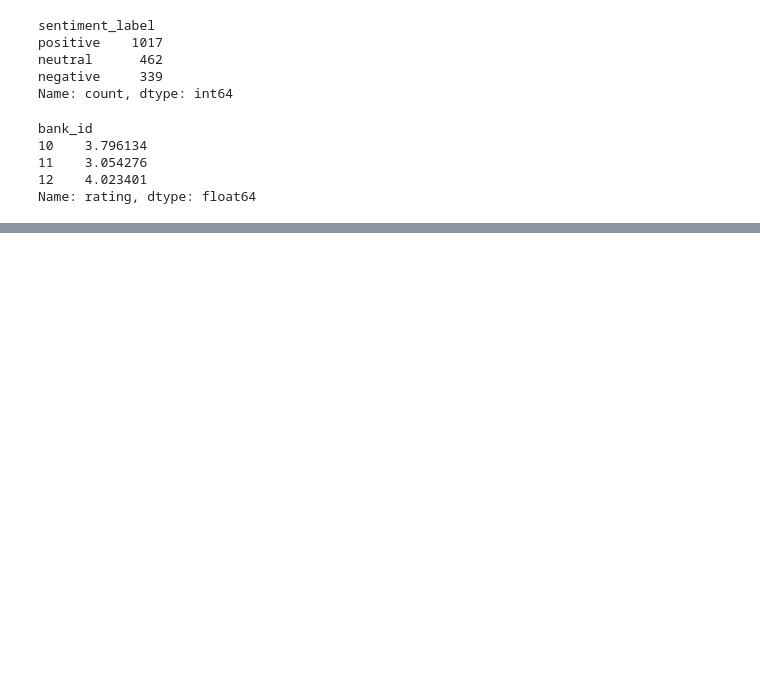
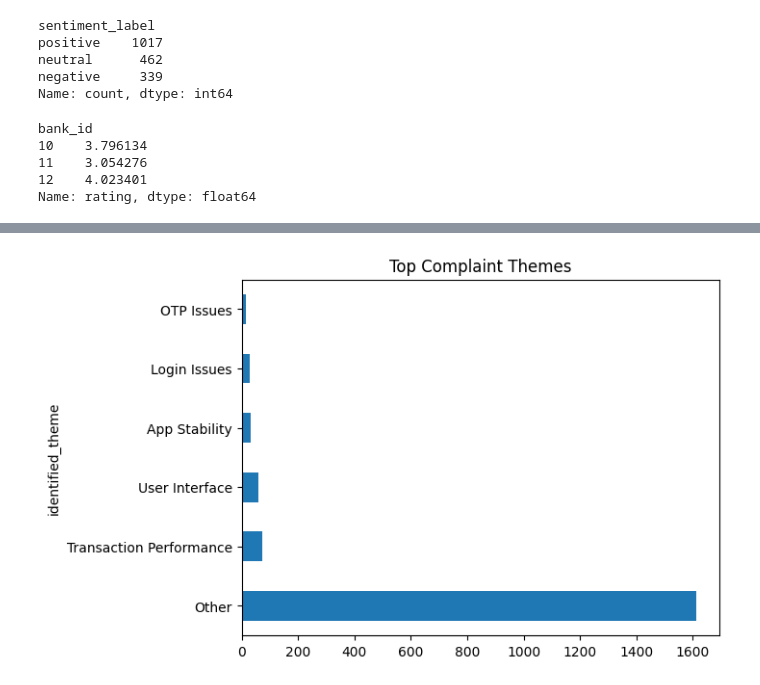
Before and after one commit to Bilen189/ethiopian-bank-review-analytics, a Jupyter notebook: notebooks/task4_insights.ipynb, the cells around one changed output, grey strips where cells are left out. Cells and saved outputs as stored; diff of their text form; code cells hidden in the pictures; blank space fills up the shorter version.

```diff
--- a/notebooks/task4_insights.ipynb
+++ b/notebooks/task4_insights.ipynb
@@ -32,0 +47,6 @@ Name: rating, dtype: float64
+# %%
+df["identified_theme"].value_counts().head(10).plot(kind="barh")
+plt.title("Top Complaint Themes")
+plt.show()
+# %% [output]
+[figure, added]
```
Also changed, not shown: parts of 2 cells of this notebook.
